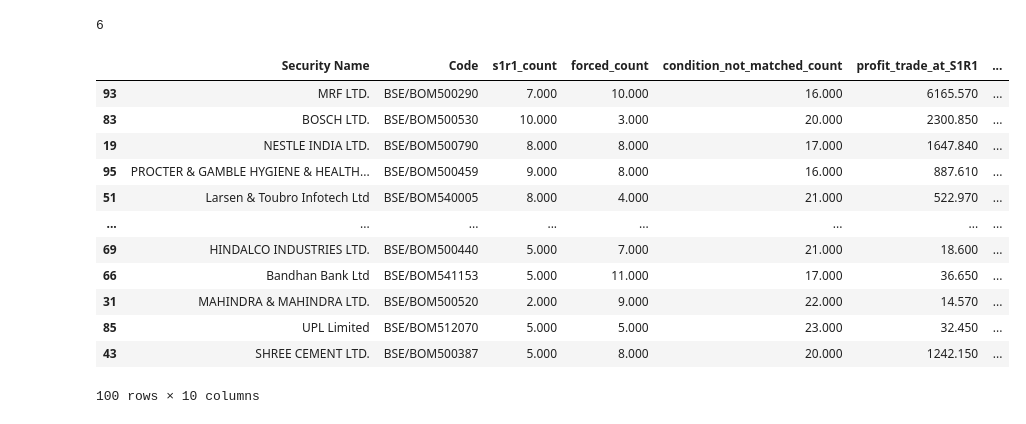
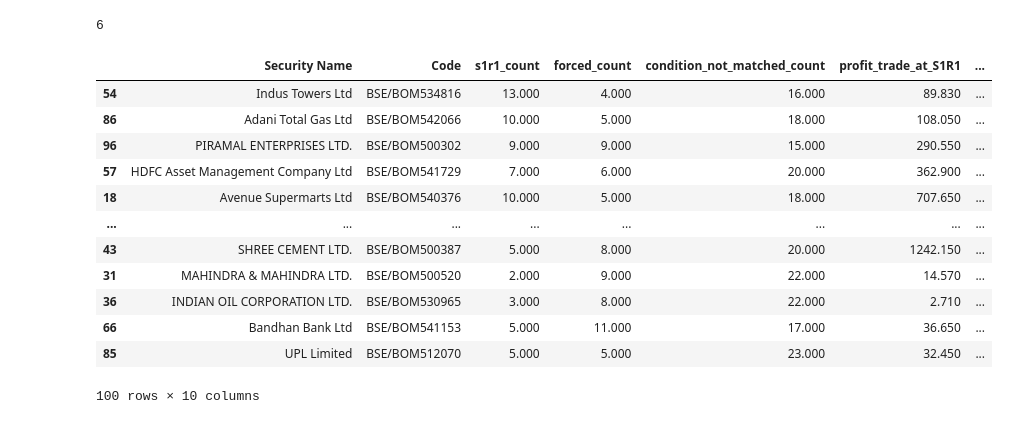
Before and after one commit to mastermindankur/stock-analysis, a Jupyter notebook: bse_top_100.ipynb, the cells around one changed output. Cells and saved outputs as stored; diff of their text form; code cells hidden in the pictures.

```diff
--- a/bse_top_100.ipynb
+++ b/bse_top_100.ipynb
@@ -209,18 +209,18 @@ bse100['net_profit_per_share'][bse100['net_profit_per_share']<0].count()
 # %% [output]
 6
 # %%
-bse100[['Security Name','Code','s1r1_count','forced_count','condition_not_matched_count','profit_trade_at_S1R1','profit_forced_sold_at_ClosingPrice','net_profit_per_share','cumulative_profit','percentage_return']].sort_values(by='net_profit_per_share',ascending=False)
+bse100[['Security Name','Code','s1r1_count','forced_count','condition_not_matched_count','profit_trade_at_S1R1','profit_forced_sold_at_ClosingPrice','net_profit_per_share','cumulative_profit','percentage_return']].sort_values(by='percentage_return',ascending=False)
 # %% [output]
 |  | Security Name | Code | s1r1_count | forced_count | condition_not_matched_count | profit_trade_at_S1R1 | ... |
-| 93 | MRF LTD. | BSE/BOM500290 | 7.000 | 10.000 | 16.000 | 6165.570 | ... |
-| 83 | BOSCH LTD. | BSE/BOM500530 | 10.000 | 3.000 | 20.000 | 2300.850 | ... |
-| 19 | NESTLE INDIA LTD. | BSE/BOM500790 | 8.000 | 8.000 | 17.000 | 1647.840 | ... |
-| 95 | PROCTER & GAMBLE HYGIENE & HEALTH... | BSE/BOM500459 | 9.000 | 8.000 | 16.000 | 887.610 | ... |
-| 51 | Larsen & Toubro Infotech Ltd | BSE/BOM540005 | 8.000 | 4.000 | 21.000 | 522.970 | ... |
+| 54 | Indus Towers Ltd | BSE/BOM534816 | 13.000 | 4.000 | 16.000 | 89.830 | ... |
+| 86 | Adani Total Gas Ltd | BSE/BOM542066 | 10.000 | 5.000 | 18.000 | 108.050 | ... |
+| 96 | PIRAMAL ENTERPRISES LTD. | BSE/BOM500302 | 9.000 | 9.000 | 15.000 | 290.550 | ... |
+| 57 | HDFC Asset Management Company Ltd | BSE/BOM541729 | 7.000 | 6.000 | 20.000 | 362.900 | ... |
+| 18 | Avenue Supermarts Ltd | BSE/BOM540376 | 10.000 | 5.000 | 18.000 | 707.650 | ... |
 | ... | ... | ... | ... | ... | ... | ... | ... |
-| 69 | HINDALCO INDUSTRIES LTD. | BSE/BOM500440 | 5.000 | 7.000 | 21.000 | 18.600 | ... |
+| 43 | SHREE CEMENT LTD. | BSE/BOM500387 | 5.000 | 8.000 | 20.000 | 1242.150 | ... |
+| 31 | MAHINDRA & MAHINDRA LTD. | BSE/BOM500520 | 2.000 | 9.000 | 22.000 | 14.570 | ... |
+| 36 | INDIAN OIL CORPORATION LTD. | BSE/BOM530965 | 3.000 | 8.000 | 22.000 | 2.710 | ... |
 | 66 | Bandhan Bank Ltd | BSE/BOM541153 | 5.000 | 11.000 | 17.000 | 36.650 | ... |
-| 31 | MAHINDRA & MAHINDRA LTD. | BSE/BOM500520 | 2.000 | 9.000 | 22.000 | 14.570 | ... |
 | 85 | UPL Limited | BSE/BOM512070 | 5.000 | 5.000 | 23.000 | 32.450 | ... |
-| 43 | SHREE CEMENT LTD. | BSE/BOM500387 | 5.000 | 8.000 | 20.000 | 1242.150 | ... |
 100 rows × 10 columns
```
